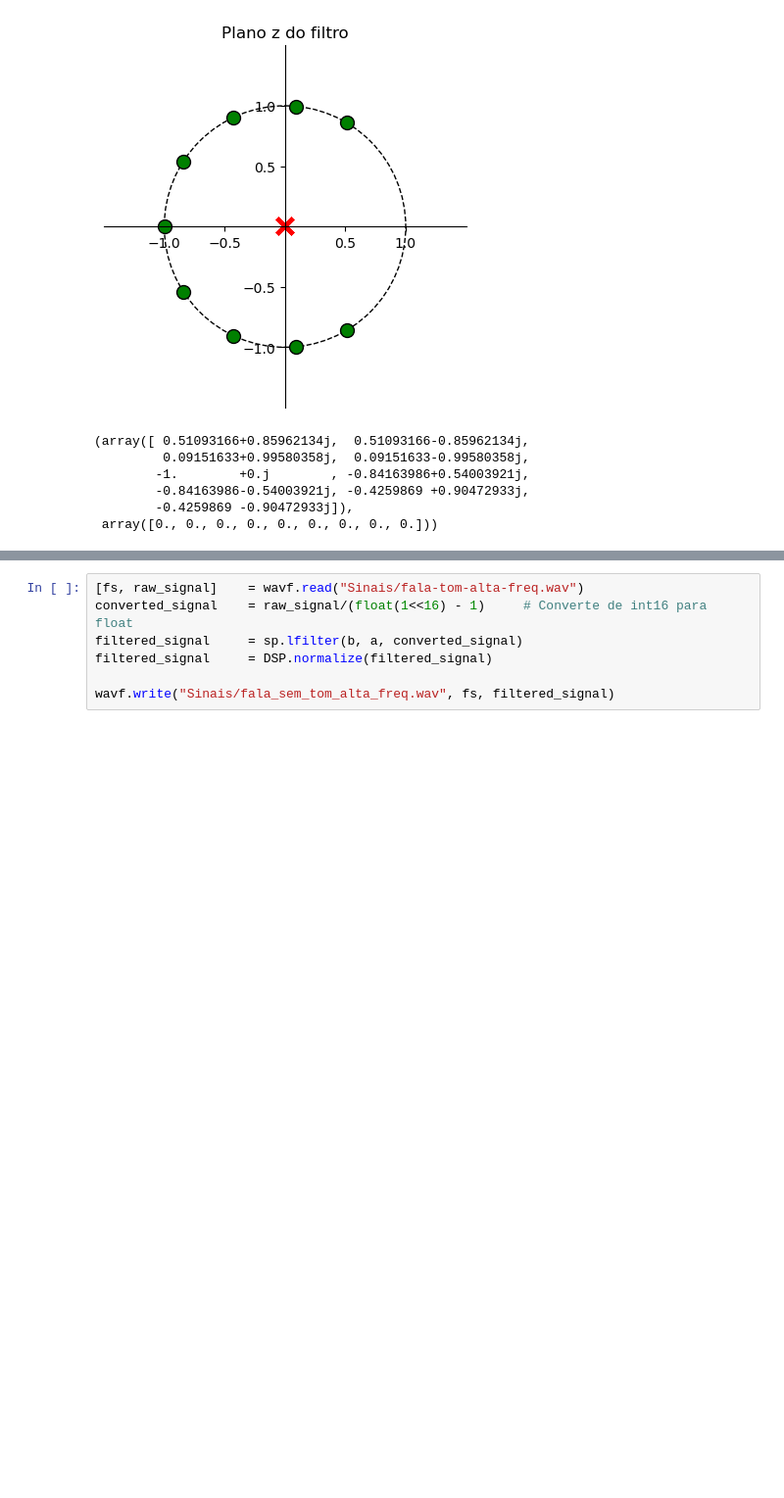
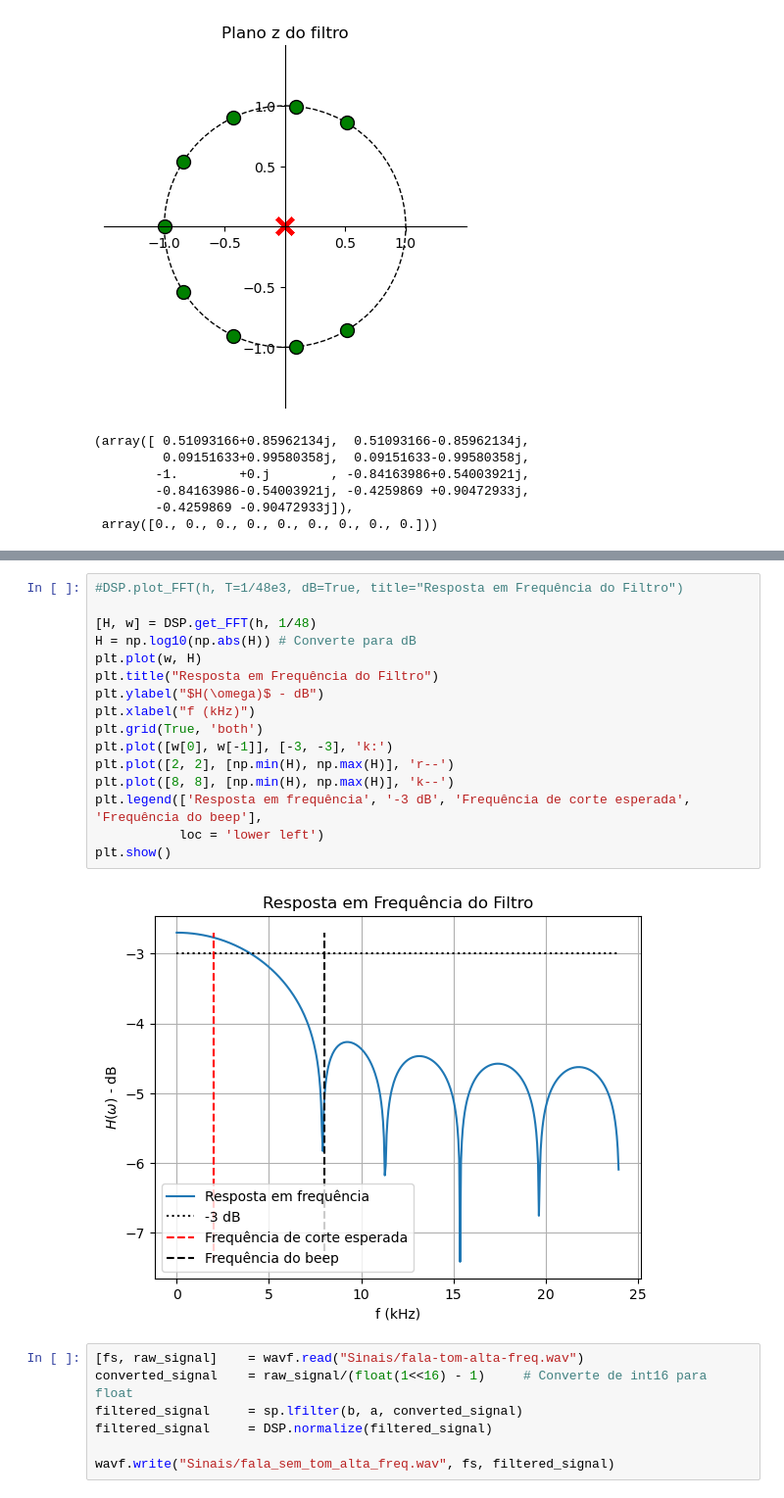
Before and after one commit to Emanuel600/Misc, a Jupyter notebook: DSP/Filtro_PB.ipynb, the cells around one changed output, grey strips where cells are left out. Shown at 98% size. Saved outputs shown, nothing was run; the diff lists cells and outputs as text; blank space fills up the shorter version.

```diff
--- a/DSP/Filtro_PB.ipynb
+++ b/DSP/Filtro_PB.ipynb
@@ -32,3 +44,21 @@ DSP.zplane(b, a, title="Plano z do filtro")
+# %%
+#DSP.plot_FFT(h, T=1/48e3, dB=True, title="Resposta em Frequência do Filtro")
+
+[H, w] = DSP.get_FFT(h, 1/48)
+H = np.log10(np.abs(H)) # Converte para dB
+plt.plot(w, H)
+plt.title("Resposta em Frequência do Filtro")
+plt.ylabel("$H(\omega)$ - dB")
+plt.xlabel("f (kHz)")
+plt.grid(True, 'both')
+plt.plot([w[0], w[-1]], [-3, -3], 'k:')
+plt.plot([2, 2], [np.min(H), np.max(H)], 'r--')
+plt.plot([8, 8], [np.min(H), np.max(H)], 'k--')
+plt.legend(['Resposta em frequência', '-3 dB', 'Frequência de corte esperada', 'Frequência do beep'],
+           loc = 'lower left')
+plt.show()
+# %% [output]
+[figure, added]
 # %%
 [fs, raw_signal]    = wavf.read("Sinais/fala-tom-alta-freq.wav")
 converted_signal    = raw_signal/(float(1<<16) - 1)     # Converte de int16 para float
```
Also changed, not shown: parts of 1 cell of this notebook, 1 other file.
